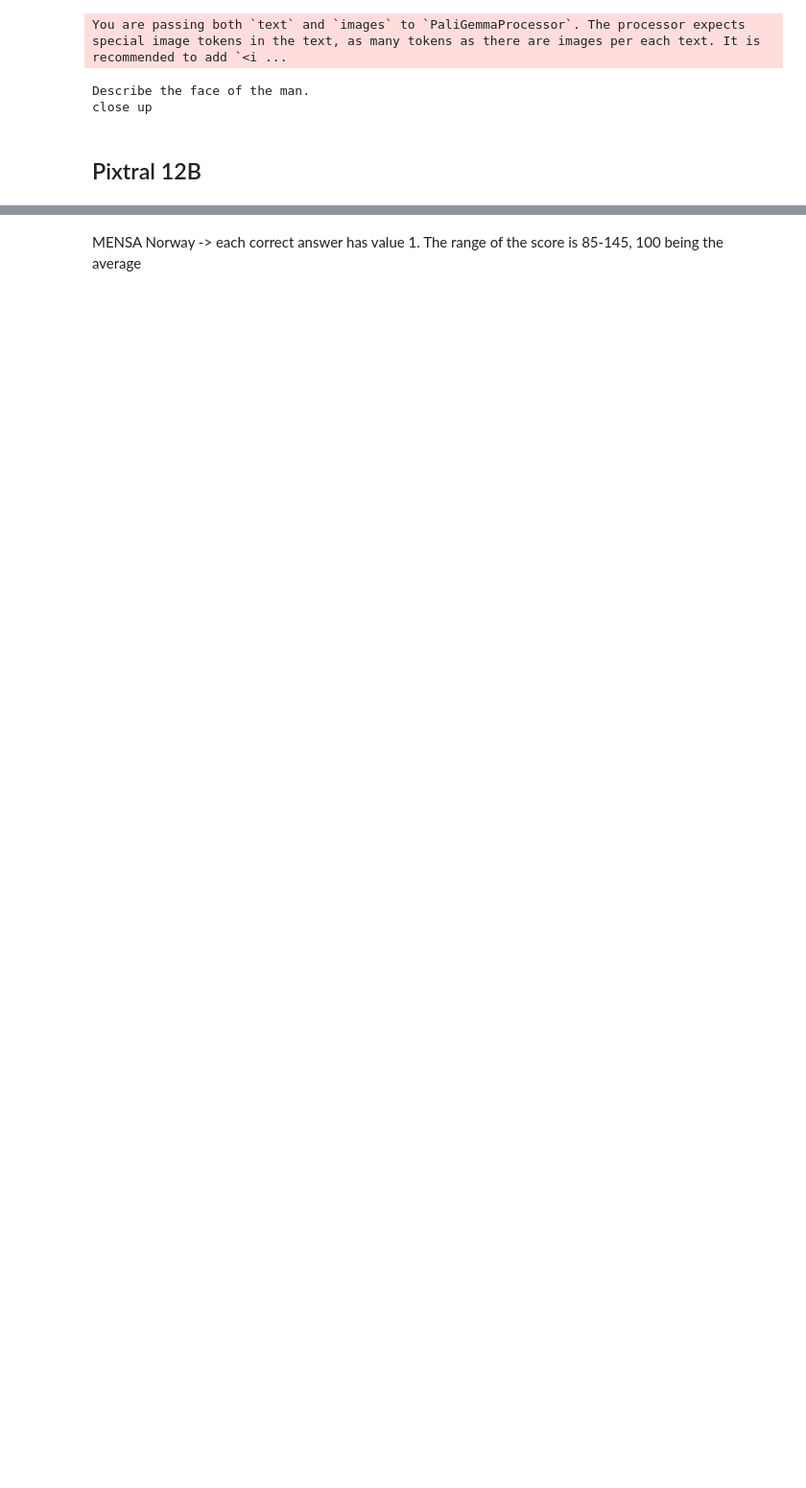
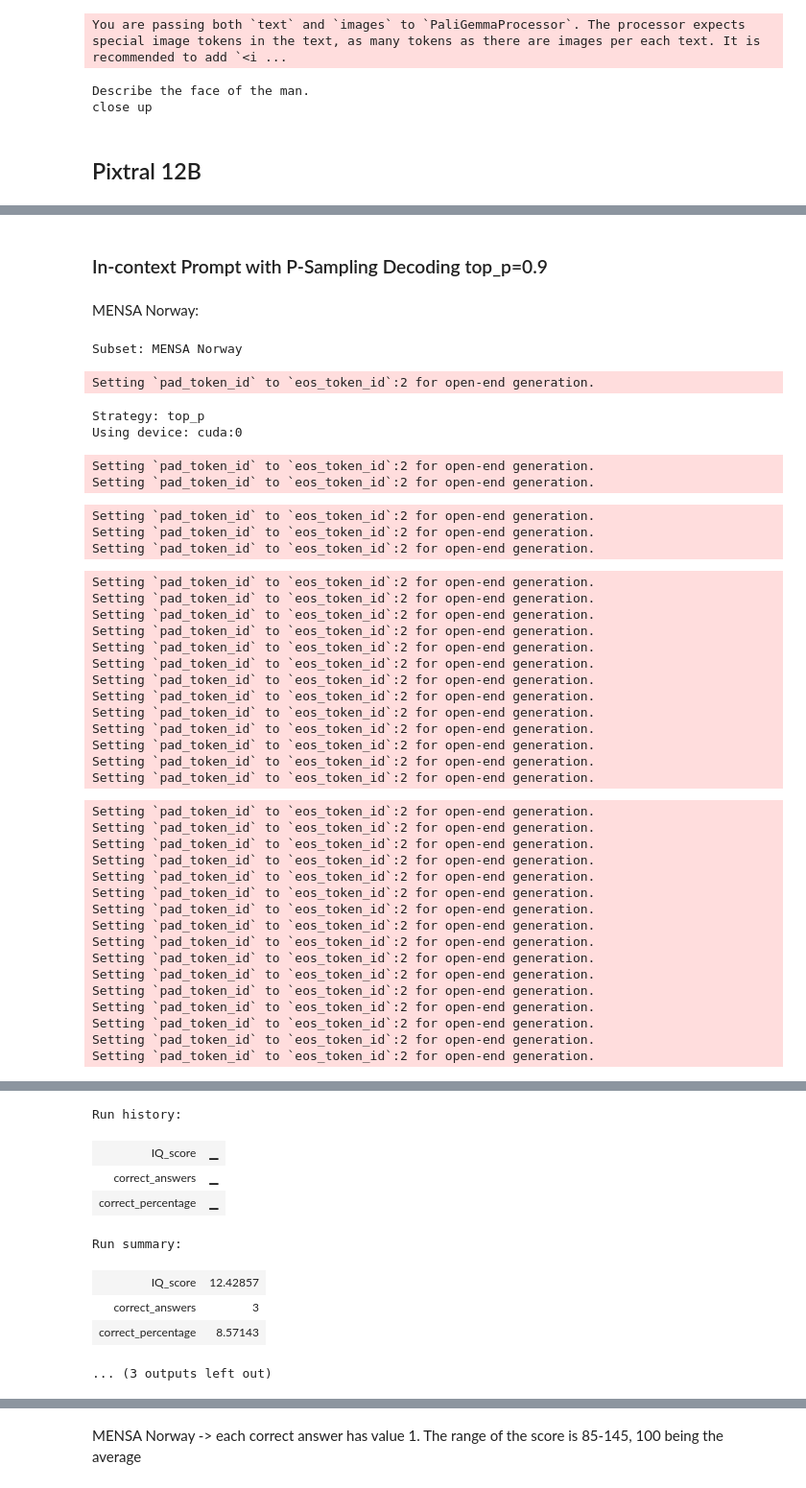
Before and after one commit to eduardalexandrut/llm-iq-test, a Jupyter notebook: LLM_visual_iq_test.ipynb, the cells around one changed output, grey strips where cells are left out. Shown at 96% size. Saved outputs shown, nothing was run; the diff lists cells and outputs as text; code cells hidden in the pictures; blank space fills up the shorter version.

```diff
--- a/LLM_visual_iq_test.ipynb
+++ b/LLM_visual_iq_test.ipynb
@@ -6419,0 +7948,67 @@ close up
+# %% [markdown]
+### In-context Prompt with P-Sampling Decoding top_p=0.9
+# %% [markdown]
+MENSA Norway:
+# %%
+
+params = {'decoding_strategy':'top_p','subset':'MENSA Norway'}
+wandb.init(
+    project="pixtral-12b-visual-iq-tests",
+    name="Pixtral 12B MENSA Norway In-Context Prompt with Top P Decoding",
+    config={
+        "model":"Pixtral 12B 8bit",
+        "subset": params["subset"],
+        "decoding_strategy": params["decoding_strategy"],
+        "device": "cuda",
+        "prompt":"in_context_prompt"
+    },
+)
+
+
+mensa_norway_answers = test_split_pix(dataset, model, prompts['in_context_prompt'], processor, **params)
+mensa_norway_score = get_score(mensa_norway_answers, dataset)
+# Log to W&B
+log_answers_to_wandb(mensa_norway_answers, mensa_norway_score)
+
+# Finish the W&B run
+wandb.finish()
+print(f'Correct Answers: {mensa_norway_score[0]} | Correct Percentage: {mensa_norway_score[1]} | IQ: {mensa_norway_score[2]}' )
+# %% [output]
+Subset: MENSA Norway
+Setting `pad_token_id` to `eos_token_id`:2 for open-end generation.
+Strategy: top_p
+Using device: cuda:0
+Setting `pad_token_id` to `eos_token_id`:2 for open-end generation.
+Setting `pad_token_id` to `eos_token_id`:2 for open-end generation.
+Setting `pad_token_id` to `eos_token_id`:2 for open-end generation.
+Setting `pad_token_id` to `eos_token_id`:2 for open-end generation.
+Setting `pad_token_id` to `eos_token_id`:2 for open-end generation.
+Setting `pad_token_id` to `eos_token_id`:2 for open-end generation.
+Setting `pad_token_id` to `eos_token_id`:2 for open-end generation.
+Setting `pad_token_id` to `eos_token_id`:2 for open-end generation.
+Setting `pad_token_id` to `eos_token_id`:2 for open-end generation.
+Setting `pad_token_id` to `eos_token_id`:2 for open-end generation.
+Setting `pad_token_id` to `eos_token_id`:2 for open-end generation.
+Setting `pad_token_id` to `eos_token_id`:2 for open-end generation.
+Setting `pad_token_id` to `eos_token_id`:2 for open-end generation.
+Setting `pad_token_id` to `eos_token_id`:2 for open-end generation.
+Setting `pad_token_id` to `eos_token_id`:2 for open-end generation.
+Setting `pad_token_id` to `eos_token_id`:2 for open-end generation.
+Setting `pad_token_id` to `eos_token_id`:2 for open-end generation.
+Setting `pad_token_id` to `eos_token_id`:2 for open-end generation.
+Setting `pad_token_id` to `eos_token_id`:2 for open-end generation.
+Setting `pad_token_id` to `eos_token_id`:2 for open-end generation.
+Setting `pad_token_id` to `eos_token_id`:2 for open-end generation.
+Setting `pad_token_id` to `eos_token_id`:2 for open-end generation.
+Setting `pad_token_id` to `eos_token_id`:2 for open-end generation.
+Setting `pad_token_id` to `eos_token_id`:2 for open-end generation.
+Setting `pad_token_id` to `eos_token_id`:2 for open-end generation.
+Setting `pad_token_id` to `eos_token_id`:2 for open-end generation.
+Setting `pad_token_id` to `eos_token_id`:2 for open-end generation.
+Setting `pad_token_id` to `eos_token_id`:2 for open-end generation.
+Setting `pad_token_id` to `eos_token_id`:2 for open-end generation.
+Setting `pad_token_id` to `eos_token_id`:2 for open-end generation.
+Setting `pad_token_id` to `eos_token_id`:2 for open-end generation.
+Setting `pad_token_id` to `eos_token_id`:2 for open-end generation.
+Setting `pad_token_id` to `eos_token_id`:2 for open-end generation.
+Setting `pad_token_id` to `eos_token_id`:2 for open-end generation.
@@ -6419,0 +8016,9 @@ close up
+Run history:
+| IQ_score | ▁ |
+| correct_answers | ▁ |
+| correct_percentage | ▁ |
+Run summary:
+| IQ_score | 12.42857 |
+| correct_answers | 3 |
+| correct_percentage | 8.57143 |
+... (3 outputs left out)
```
Also changed, not shown: parts of 84 cells of this notebook.
